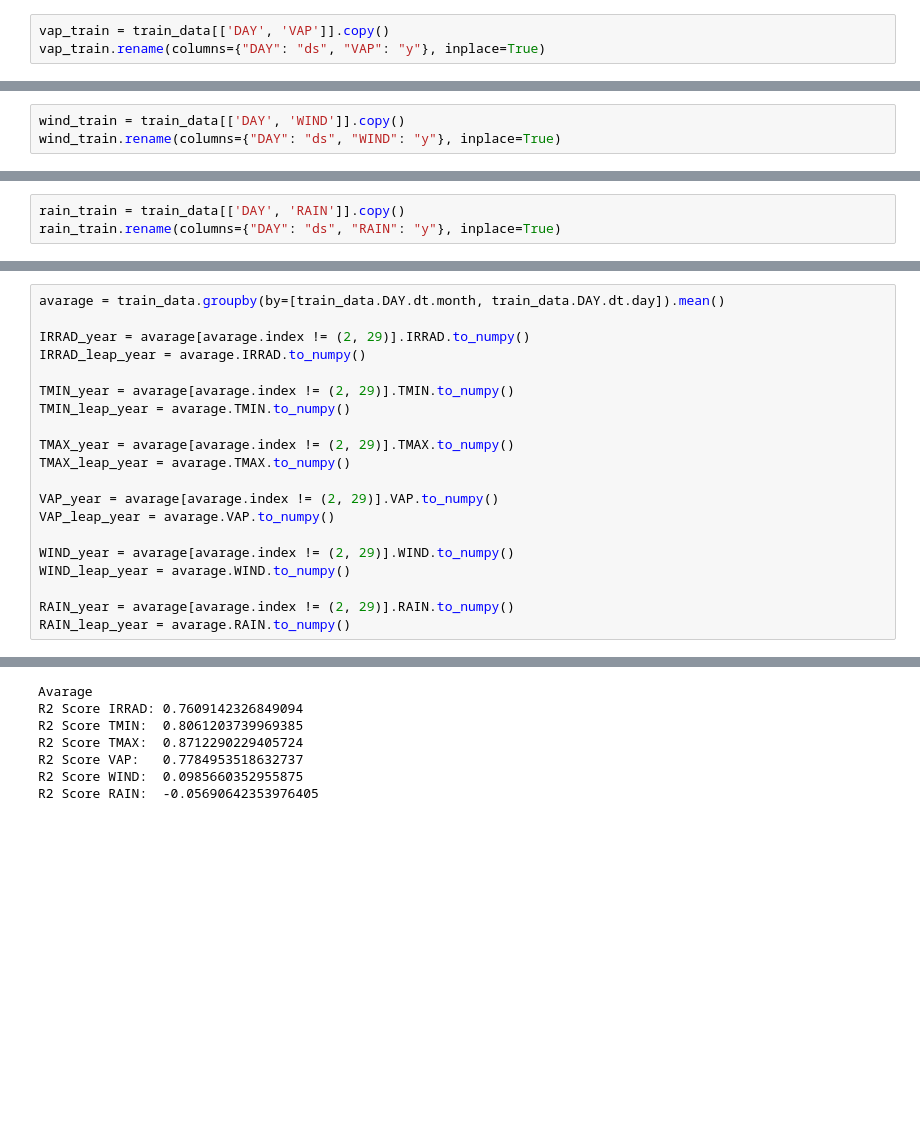
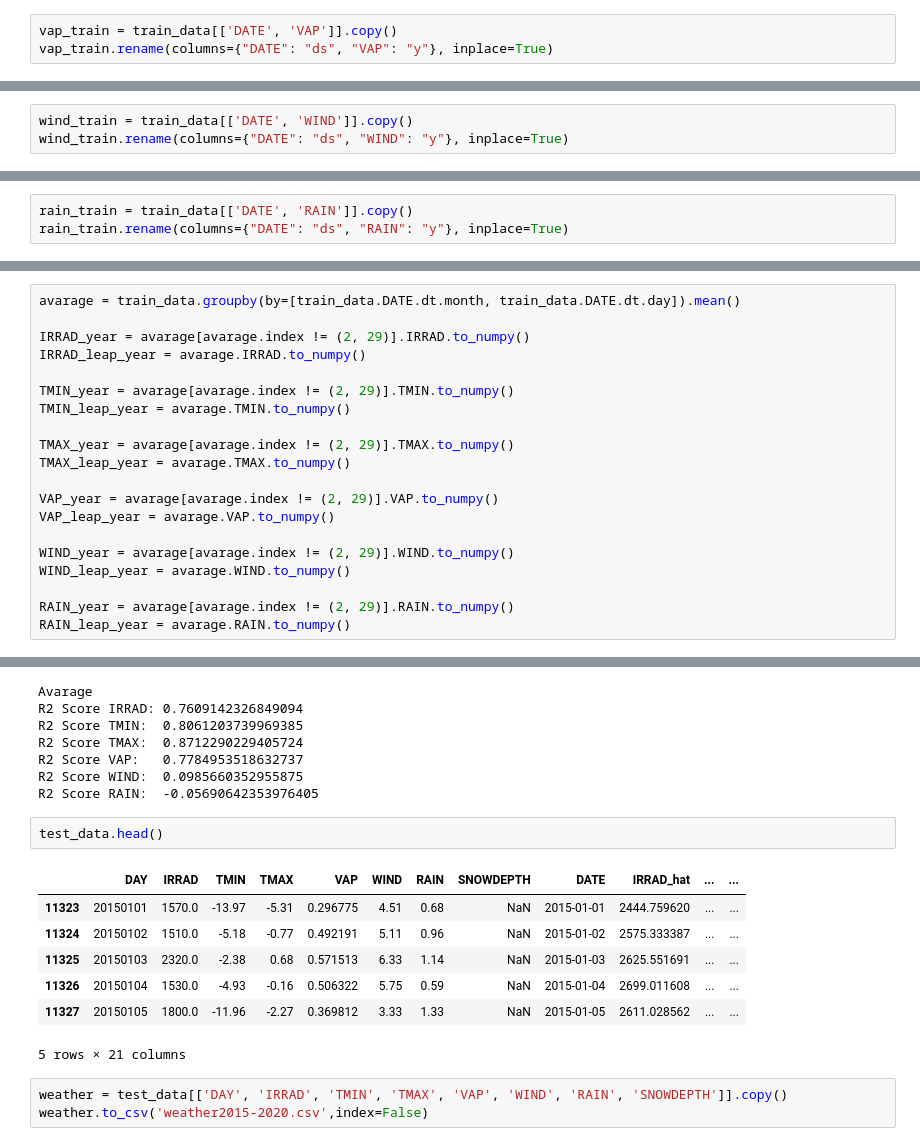
Before and after one commit to mishagrol/CS_MSU, a Jupyter notebook: Course Work/Final.ipynb, the cells around one changed output, grey strips where cells are left out. Drawn from its saved outputs; the diff is of its cells as text; blank space fills up the shorter version.

```diff
--- a/Course Work/Final.ipynb
+++ b/Course Work/Final.ipynb
@@ -150,8 +157,8 @@ R2 Score:       0.8736747178896296
 # %% [markdown]
 ## VAP
 # %%
-vap_train = train_data[['DAY', 'VAP']].copy()
-vap_train.rename(columns={"DAY": "ds", "VAP": "y"}, inplace=True)
+vap_train = train_data[['DATE', 'VAP']].copy()
+vap_train.rename(columns={"DATE": "ds", "VAP": "y"}, inplace=True)
 # %%
 vap_model = Prophet('flat')
 vap_model.fit(vap_train)
@@ -180,8 +187,8 @@ R2 Score:       0.7830764441398345
 # %% [markdown]
 ## WIND
 # %%
-wind_train = train_data[['DAY', 'WIND']].copy()
-wind_train.rename(columns={"DAY": "ds", "WIND": "y"}, inplace=True)
+wind_train = train_data[['DATE', 'WIND']].copy()
+wind_train.rename(columns={"DATE": "ds", "WIND": "y"}, inplace=True)
 # %%
 wind_model = Prophet('flat')
 wind_model.fit(wind_train)
@@ -210,8 +217,8 @@ R2 Score:       0.16714230380646056
 # %% [markdown]
 ## RAIN
 # %%
-rain_train = train_data[['DAY', 'RAIN']].copy()
-rain_train.rename(columns={"DAY": "ds", "RAIN": "y"}, inplace=True)
+rain_train = train_data[['DATE', 'RAIN']].copy()
+rain_train.rename(columns={"DATE": "ds", "RAIN": "y"}, inplace=True)
 # %%
 rain_model = Prophet('flat')
 rain_model.fit(rain_train)
@@ -240,7 +247,7 @@ R2 Score:       -0.007759663087619995
 # %% [markdown]
 # AVARAGE
 # %%
-avarage = train_data.groupby(by=[train_data.DAY.dt.month, train_data.DAY.dt.day]).mean()
+avarage = train_data.groupby(by=[train_data.DATE.dt.month, train_data.DATE.dt.day]).mean()
 
 IRRAD_year = avarage[avarage.index != (2, 29)].IRRAD.to_numpy()
 IRRAD_leap_year = avarage.IRRAD.to_numpy()
@@ -300,3 +307,16 @@ R2 Score TMAX:  0.8712290229405724
 R2 Score VAP:   0.7784953518632737
 R2 Score WIND:  0.0985660352955875
 R2 Score RAIN:  -0.05690642353976405
+# %%
+test_data.head()
+# %% [output]
+|  | DAY | IRRAD | TMIN | TMAX | VAP | WIND | RAIN | SNOWDEPTH | DATE | IRRAD_hat | ... | ... |
+| 11323 | 20150101 | 1570.0 | -13.97 | -5.31 | 0.296775 | 4.51 | 0.68 | NaN | 2015-01-01 | 2444.759620 | ... | ... |
+| 11324 | 20150102 | 1510.0 | -5.18 | -0.77 | 0.492191 | 5.11 | 0.96 | NaN | 2015-01-02 | 2575.333387 | ... | ... |
+| 11325 | 20150103 | 2320.0 | -2.38 | 0.68 | 0.571513 | 6.33 | 1.14 | NaN | 2015-01-03 | 2625.551691 | ... | ... |
+| 11326 | 20150104 | 1530.0 | -4.93 | -0.16 | 0.506322 | 5.75 | 0.59 | NaN | 2015-01-04 | 2699.011608 | ... | ... |
+| 11327 | 20150105 | 1800.0 | -11.96 | -2.27 | 0.369812 | 3.33 | 1.33 | NaN | 2015-01-05 | 2611.028562 | ... | ... |
+5 rows × 21 columns
+# %%
+weather = test_data[['DAY', 'IRRAD', 'TMIN', 'TMAX', 'VAP', 'WIND', 'RAIN', 'SNOWDEPTH']].copy()
+weather.to_csv('weather2015-2020.csv',index=False)
```
Also changed, not shown: parts of 22 cells of this notebook, 3 other files.
